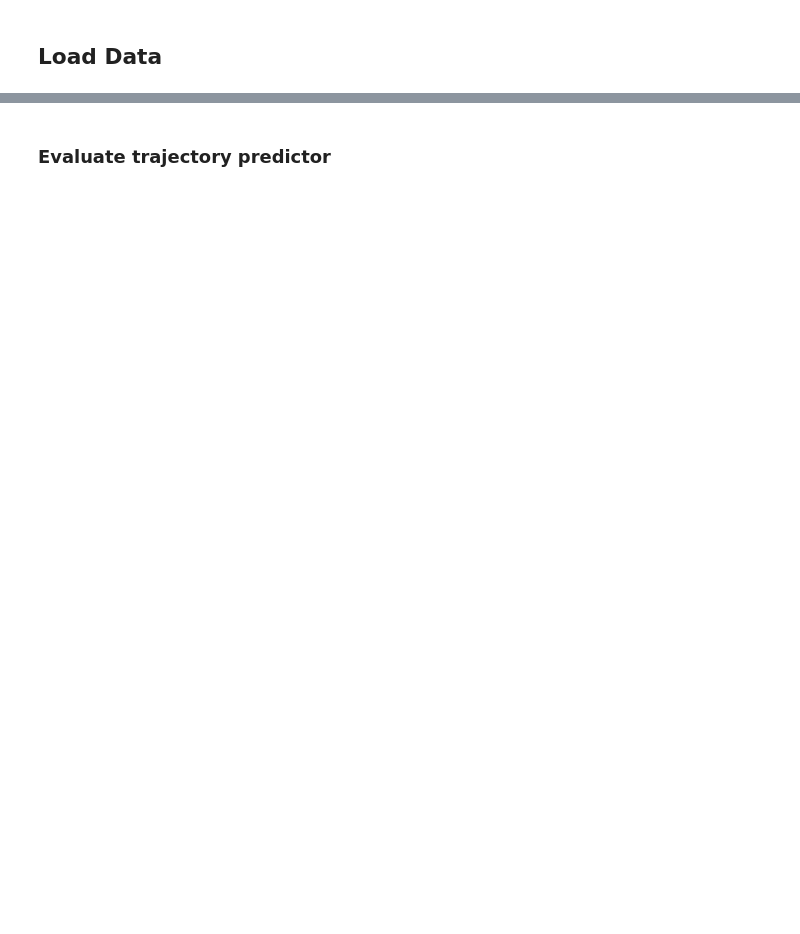
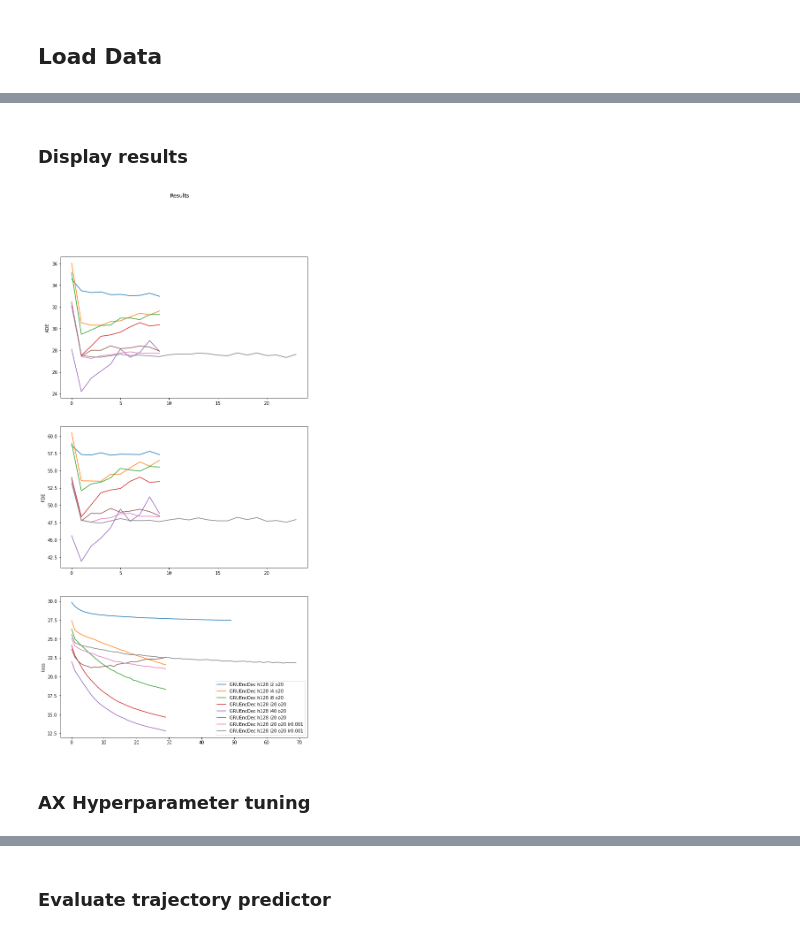
Before and after one commit to regevti/Pogona_Pursuit, a Jupyter notebook: Arena/predictor.ipynb, the cells around one changed output, grey strips where cells are left out. Cells and saved outputs as stored; diff of their text form; code cells hidden in the pictures; blank space fills up the shorter version.

```diff
--- a/Arena/predictor.ipynb
+++ b/Arena/predictor.ipynb
@@ -282,0 +109,14 @@ visualize.process_video(vid_path, out_path, [visualize.offline_predictor_visuali
+# %%
+input_labels = ['x1', 'y1', 'x2', 'y2']
+output_labels = ['x1', 'y1', 'x2', 'y2']
+input_dim = len(input_labels)
+output_dim = len(output_labels)
+
+inp_seq_len = 20
+out_seq_len = 20
+embedding_size = 4  # only used in supporting models.
+hidden_size = 350
+rnn_layers = 1
+dropout = 0.05
+
+batch_size = 256
@@ -282,0 +204,4 @@ visualize.process_video(vid_path, out_path, [visualize.offline_predictor_visuali
+# %%
+model_type = 'VelLinear'
+net = seq2seq_predict.VelLinear(input_size=input_dim, output_size=output_dim, input_seq_size=inp_seq_len, output_seq_size=out_seq_len,
+                     hidden_size=hidden_size, dropout=dropout)
@@ -282,0 +256,4 @@ visualize.process_video(vid_path, out_path, [visualize.offline_predictor_visuali
+# %% [markdown]
+### Display results
+# %%
+results = pickle.load(open("Prediction/traj_models/overfit-3ksamps-results.p", "rb"))
@@ -282,0 +262,27 @@ visualize.process_video(vid_path, out_path, [visualize.offline_predictor_visuali
+# %%
+def plot_train_results(results_list, title):
+    fig, axs = plt.subplots(3, figsize=(10,20))
+    fig.suptitle(title)
+
+    axs[0].set_ylabel("ADE")
+    axs[1].set_ylabel("FDE")
+    axs[2].set_ylabel("loss")
+
+    for (losses, ADEs, FDEs, name) in results_list:
+        if 'LSTM' in name:
+            lstyle = '--'
+        else:
+            lstyle = '-'
+        axs[0].plot(list(ADEs.values()), label=name, linestyle=lstyle)
+        #axs[0].legend()
+        axs[1].plot(list(FDEs.values()), label=name, linestyle=lstyle)
+        #axs[1].legend()
+        #axs[0].set_xticklabels(np.ar)
+        axs[2].plot(losses, label=name, linestyle=lstyle)
+        axs[2].legend()
+# %%
+plot_train_results(results, "Results")
+# %% [output]
+[figure, added]
+# %% [markdown]
+### AX Hyperparameter tuning
```
Also changed, not shown: parts of 152 cells of this notebook, 12 other files.
